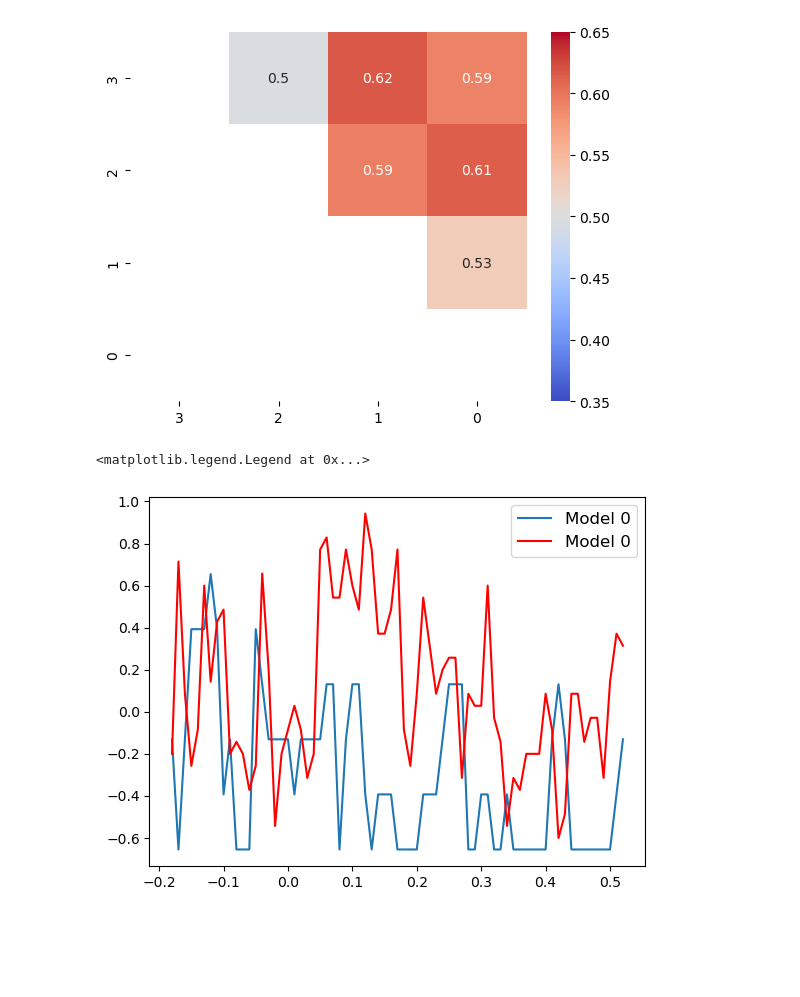
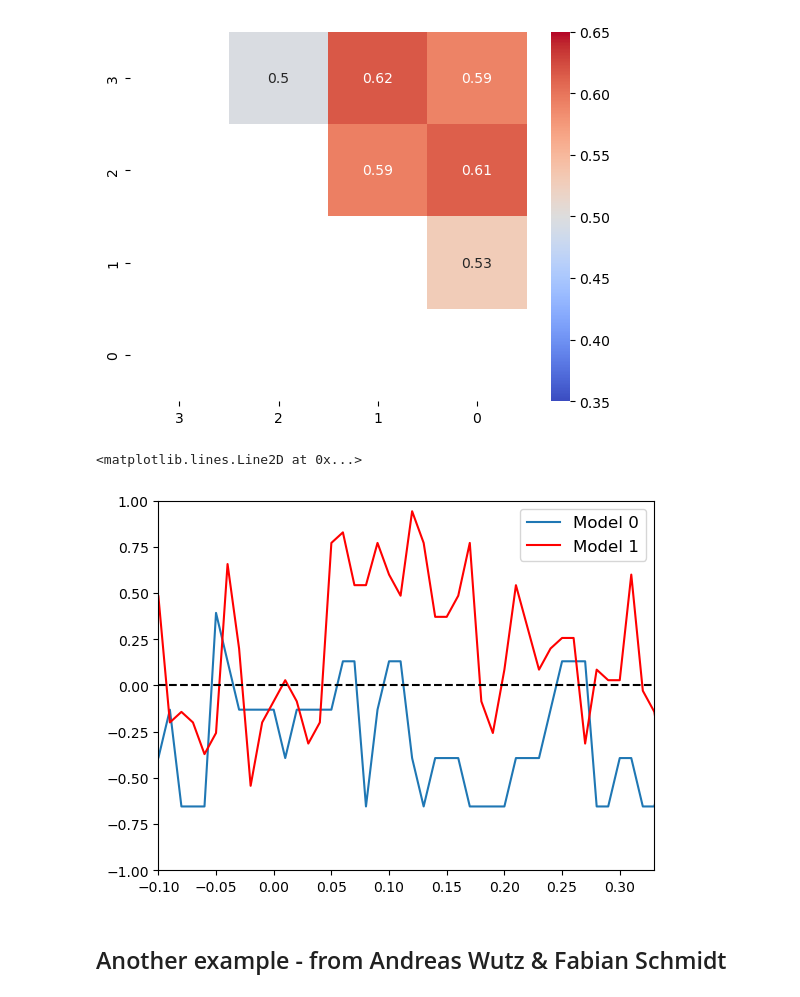
Before and after one commit to nathanweisz/methcogneurocode, a Jupyter notebook: Lecture4.ipynb, the cells around one changed output. Drawn from its saved outputs; the diff is of its cells as text; code cells hidden in the pictures; blank space fills up the shorter version.

```diff
--- a/Lecture4.ipynb
+++ b/Lecture4.ipynb
@@ -182,7 +201,12 @@ for i in range(scoreMat.shape[2]):
 # %%
 plt.plot(epochs.times, corrmod0_vec, label = 'Model 0')
 plt.plot(epochs.times, corrmod1_vec, color = 'red', label = 'Model 1')
+plt.ylim(-1, 1)
+plt.xlim(-.1, .33)
 plt.legend(fontsize=12)
+plt.axhline(y=0, color='black', linestyle='--')
 # %% [output]
-<matplotlib.legend.Legend at 0x...>
+<matplotlib.lines.Line2D at 0x...>
-[figure, old version]
+[figure, new version]
+# %% [markdown]
+## Another example - from Andreas Wutz & Fabian Schmidt
```
Also changed, not shown: parts of 33 cells of this notebook.
